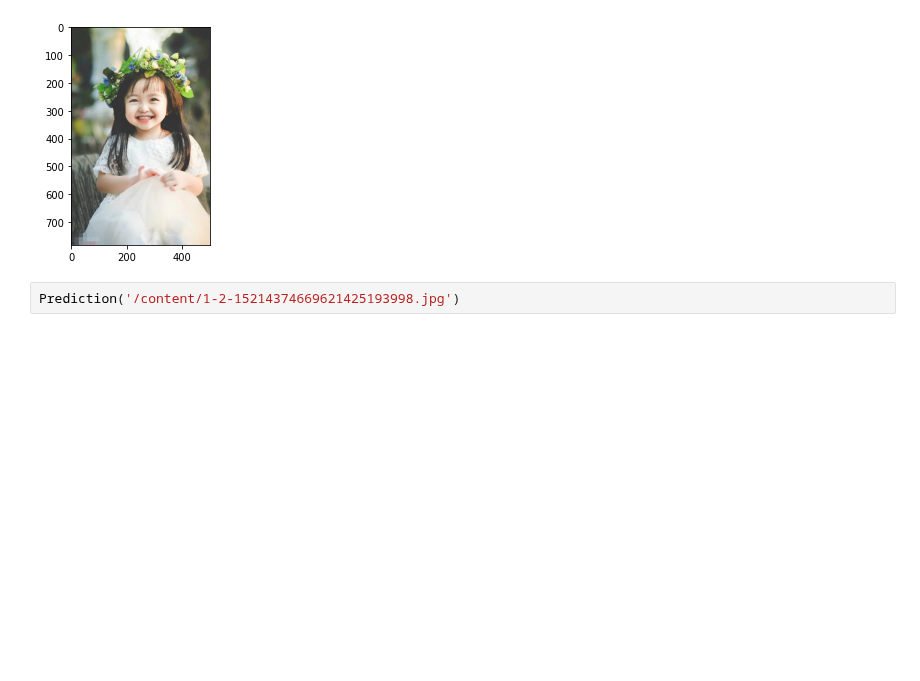
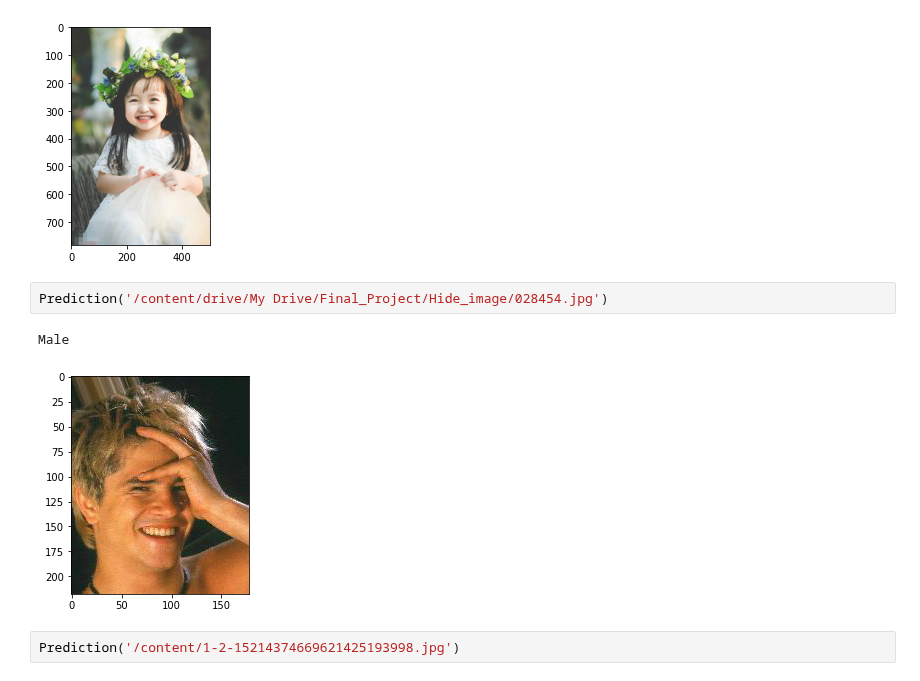
Before and after one commit to lephuocdat2000/-CS114.K21-, a Jupyter notebook: GenderClassification.ipynb, the cells around one changed output. Saved outputs shown, nothing was run; the diff lists cells and outputs as text; blank space fills up the shorter version.

```diff
--- a/GenderClassification.ipynb
+++ b/GenderClassification.ipynb
@@ -213,6 +205,11 @@ Prediction('/content/quan-ao-tre-em-he-qua-cua-tre-em-noi-tien-qua-som-1.jpg')
 # %% [output]
 Female
 [figure]
+# %%
+Prediction('/content/drive/My Drive/Final_Project/Hide_image/028454.jpg')
+# %% [output]
+Male
+[figure, added]
 # %%
 Prediction('/content/1-2-15214374669621425193998.jpg')
 # %% [output]
```
Also changed, not shown: parts of 7 cells of this notebook.
